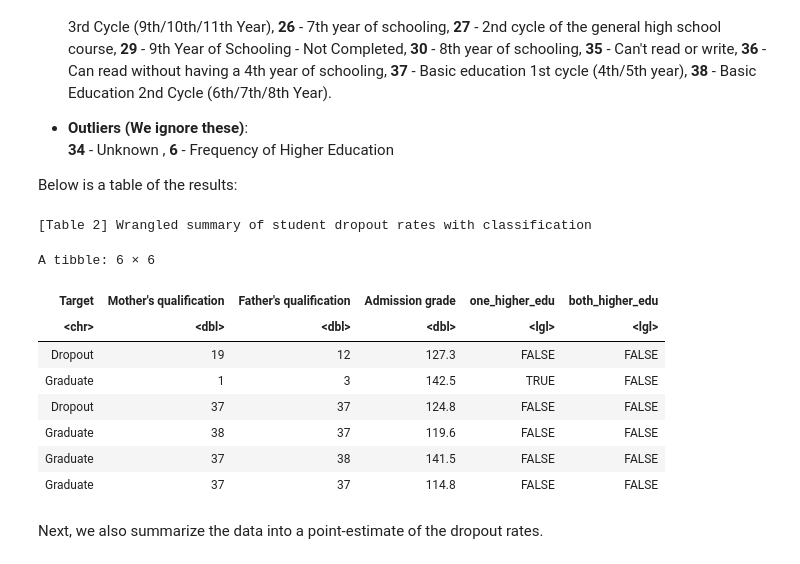
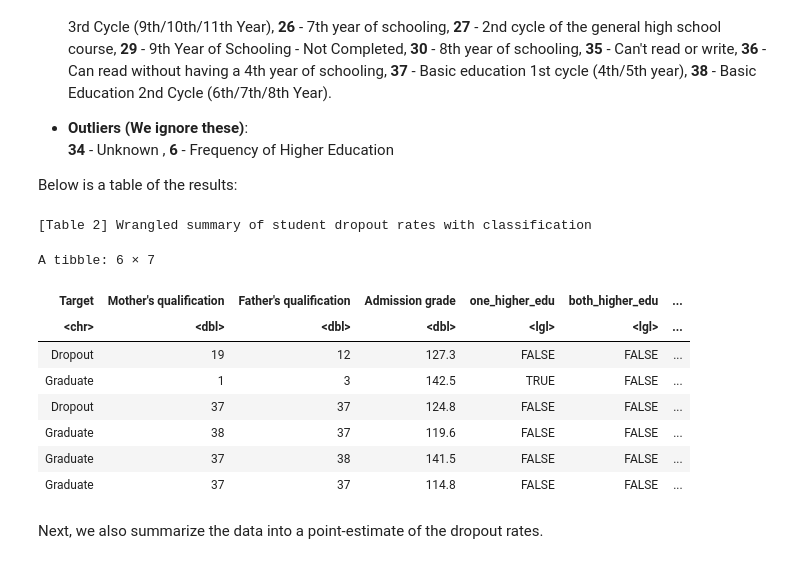
Before and after one commit to MehrshadEsm/stat-201-project, a Jupyter notebook: stat201_project_proposal.ipynb, the cells around one changed output. Saved outputs shown, nothing was run; the diff lists cells and outputs as text; code cells hidden in the pictures.

```diff
--- a/stat201_project_proposal.ipynb
+++ b/stat201_project_proposal.ipynb
@@ -142,27 +142,28 @@ Below is a table of the results:
 # %%
 higher_edu = c(2, 3, 4, 5, 22, 40, 41, 42, 43, 44, 39)
 not_higher_edu = c(1, 9, 10, 11, 12, 14, 19, 26, 27, 29, 30, 35, 36, 37, 38)
 outliers = c(34, 6)
 
 student_data_edu <-
     student_data |>
     filter(!(`Mother's qualification` %in%  outliers | `Father's qualification` %in%  outliers)) |>
     mutate(one_higher_edu  = ((`Mother's qualification` %in%  higher_edu) | (`Father's qualification` %in%  higher_edu)),
-           both_higher_edu = ((`Mother's qualification` %in%  higher_edu) & (`Father's qualification` %in%  higher_edu)))
+           both_higher_edu = ((`Mother's qualification` %in%  higher_edu) & (`Father's qualification` %in%  higher_edu)),
+           none_higher_edu = (!(`Mother's qualification` %in%  higher_edu) & !(`Father's qualification` %in%  higher_edu)))
 
 cat("[Table 2] Wrangled summary of student dropout rates with classification")
 head(student_data_edu)
 # %% [output]
 [Table 2] Wrangled summary of student dropout rates with classification
-A tibble: 6 × 6
+A tibble: 6 × 7
-| Target | Mother's qualification | Father's qualification | Admission grade | one_higher_edu | both_higher_edu |
-| <chr> | <dbl> | <dbl> | <dbl> | <lgl> | <lgl> |
-| Dropout | 19 | 12 | 127.3 | FALSE | FALSE |
-| Graduate | 1 | 3 | 142.5 | TRUE | FALSE |
-| Dropout | 37 | 37 | 124.8 | FALSE | FALSE |
-| Graduate | 38 | 37 | 119.6 | FALSE | FALSE |
-| Graduate | 37 | 38 | 141.5 | FALSE | FALSE |
-| Graduate | 37 | 37 | 114.8 | FALSE | FALSE |
+| Target | Mother's qualification | Father's qualification | Admission grade | one_higher_edu | both_higher_edu | ... |
+| <chr> | <dbl> | <dbl> | <dbl> | <lgl> | <lgl> | ... |
+| Dropout | 19 | 12 | 127.3 | FALSE | FALSE | ... |
+| Graduate | 1 | 3 | 142.5 | TRUE | FALSE | ... |
+| Dropout | 37 | 37 | 124.8 | FALSE | FALSE | ... |
+| Graduate | 38 | 37 | 119.6 | FALSE | FALSE | ... |
+| Graduate | 37 | 38 | 141.5 | FALSE | FALSE | ... |
+| Graduate | 37 | 37 | 114.8 | FALSE | FALSE | ... |
 # %% [markdown]
 Next, we also summarize the data into a point-estimate of the dropout rates.
 # %%
```
Also changed, not shown: parts of 2 cells of this notebook.
